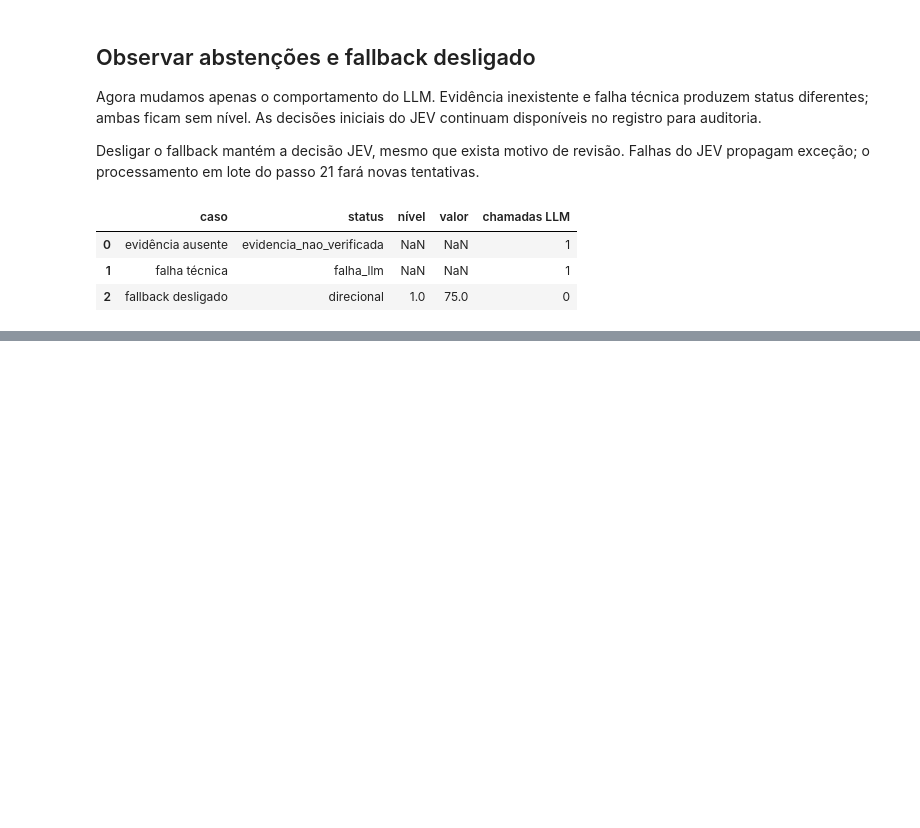
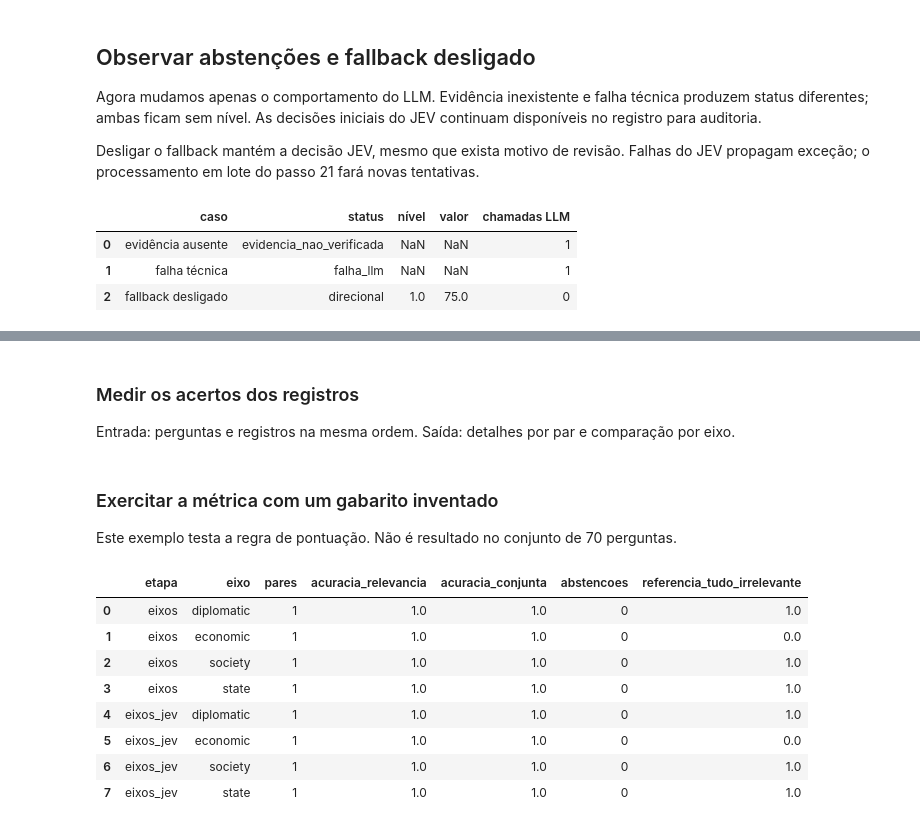
Before and after one commit to micaelol12/TCC, a Jupyter notebook: teste.ipynb, the cells around one changed output, grey strips where cells are left out. Drawn from its saved outputs; the diff is of its cells as text; code cells hidden in the pictures; blank space fills up the shorter version.

```diff
--- a/teste.ipynb
+++ b/teste.ipynb
@@ -1576,0 +1613,51 @@ assert resultados_casos[2]["chamadas LLM"] == 0
+# %% [markdown]
+### Medir os acertos dos registros
+
+Entrada: perguntas e registros na mesma ordem. Saída: detalhes por par e comparação por eixo.
+# %%
+def avaliar_registros(perguntas, registros):
+    if not perguntas or len(perguntas) != len(registros):
+        raise ValueError("Informe uma pergunta por registro, na mesma ordem.")
+    linhas = []
+    for pergunta, registro in zip(perguntas, registros):
+        if pergunta.question != registro["texto"]:
+            raise ValueError("A ordem das perguntas difere da ordem dos registros.")
+        for campo, eixo in EFFECT_TO_AXIS.items():
+            rel_esp, polo_esp = esperado_pelo_efeito(getattr(pergunta.effect, campo))
+            relevante_esperado = rel_esp == "A"
+            for etapa in ("eixos_jev", "eixos"):
+                d = registro[etapa][eixo]
+                rel_ok = d["relevante"] is relevante_esperado
+                dir_ok = not relevante_esperado or d["classe"] == polo_esp
+                linhas.append({
+                    "id": pergunta.id, "eixo": eixo, "etapa": etapa,
+                    "relevância correta": rel_ok, "acerto conjunto": rel_ok and dir_ok,
+                    "abstenção": d["relevante"] is None or
+                                 (d["relevante"] is True and d["nivel"] is None),
+                    "referência tudo irrelevante": not relevante_esperado,
+                })
+    detalhes = pd.DataFrame(linhas)
+    resumo = detalhes.groupby(["etapa", "eixo"], as_index=False).agg(
+        pares=("id", "size"), acuracia_relevancia=("relevância correta", "mean"),
+        acuracia_conjunta=("acerto conjunto", "mean"), abstencoes=("abstenção", "sum"),
+        referencia_tudo_irrelevante=("referência tudo irrelevante", "mean"))
+    return detalhes, resumo
+# %% [markdown]
+### Exercitar a métrica com um gabarito inventado
+
+Este exemplo testa a regra de pontuação. Não é resultado no conjunto de 70 perguntas.
+# %%
+pergunta_demo = Question(id=999, question=TEXTO_DEMO,
+                        effect=Effect(econ=10, dipl=0, govt=0, scty=0))
+detalhes_demo, metricas_demo = avaliar_registros([pergunta_demo], [registro_demo])
+display(metricas_demo)
+# %% [output]
+|  | etapa | eixo | pares | acuracia_relevancia | acuracia_conjunta | abstencoes | referencia_tudo_irrelevante |
+| 0 | eixos | diplomatic | 1 | 1.0 | 1.0 | 0 | 1.0 |
+| 1 | eixos | economic | 1 | 1.0 | 1.0 | 0 | 0.0 |
+| 2 | eixos | society | 1 | 1.0 | 1.0 | 0 | 1.0 |
+| 3 | eixos | state | 1 | 1.0 | 1.0 | 0 | 1.0 |
+| 4 | eixos_jev | diplomatic | 1 | 1.0 | 1.0 | 0 | 1.0 |
+| 5 | eixos_jev | economic | 1 | 1.0 | 1.0 | 0 | 0.0 |
+| 6 | eixos_jev | society | 1 | 1.0 | 1.0 | 0 | 1.0 |
+| 7 | eixos_jev | state | 1 | 1.0 | 1.0 | 0 | 1.0 |
```
Also changed, not shown: parts of 48 cells of this notebook, 11 other files.
